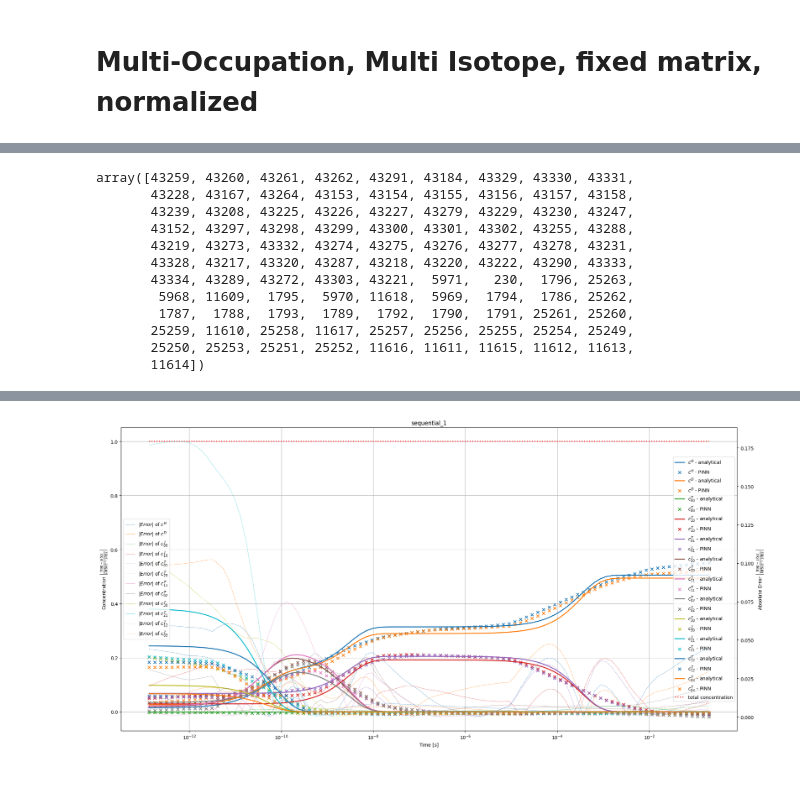
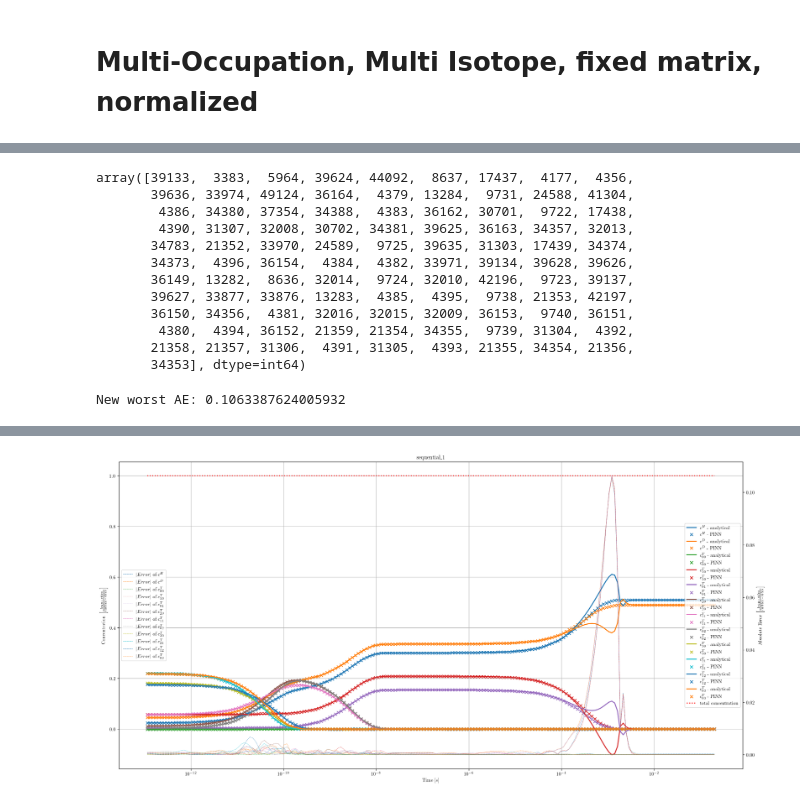
Before and after one commit to Davidxdydz/TrapDiffusion, a Jupyter notebook: Training.ipynb, the cells around one changed output, grey strips where cells are left out. Cells and saved outputs as stored; diff of their text form; code cells hidden in the pictures.

```diff
--- a/Training.ipynb
+++ b/Training.ipynb
@@ -95,3 +92,5 @@ KeyboardInterrupt:
+# %%
+model = keras.models.load_model("trained_models/MOMI_fixed_normalized.keras")
 # %%
 predictions = model.predict(val_x, batch_size=2**12)
 predictions.shape
@@ -101,22 +100,39 @@ predictions.shape
 # %%
 indices = np.argsort(np.max(np.abs(predictions - val_y),axis= 1))
 worst = indices[-100:]
-worst
 # %% [output]
-array([43259, 43260, 43261, 43262, 43291, 43184, 43329, 43330, 43331,
-       43228, 43167, 43264, 43153, 43154, 43155, 43156, 43157, 43158,
-       43239, 43208, 43225, 43226, 43227, 43279, 43229, 43230, 43247,
-       43152, 43297, 43298, 43299, 43300, 43301, 43302, 43255, 43288,
-       43219, 43273, 43332, 43274, 43275, 43276, 43277, 43278, 43231,
-       43328, 43217, 43320, 43287, 43218, 43220, 43222, 43290, 43333,
-       43334, 43289, 43272, 43303, 43221,  5971,   230,  1796, 25263,
-        5968, 11609,  1795,  5970, 11618,  5969,  1794,  1786, 25262,
-        1787,  1788,  1793,  1789,  1792,  1790,  1791, 25261, 25260,
-       25259, 11610, 25258, 11617, 25257, 25256, 25255, 25254, 25249,
-       25250, 25253, 25251, 25252, 11616, 11611, 11615, 11612, 11613,
-       11614])
+array([39133,  3383,  5964, 39624, 44092,  8637, 17437,  4177,  4356,
+       39636, 33974, 49124, 36164,  4379, 13284,  9731, 24588, 41304,
+        4386, 34380, 37354, 34388,  4383, 36162, 30701,  9722, 17438,
+        4390, 31307, 32008, 30702, 34381, 39625, 36163, 34357, 32013,
+       34783, 21352, 33970, 24589,  9725, 39635, 31303, 17439, 34374,
+       34373,  4396, 36154,  4384,  4382, 33971, 39134, 39628, 39626,
+       36149, 13282,  8636, 32014,  9724, 32010, 42196,  9723, 39137,
+       39627, 33877, 33876, 13283,  4385,  4395,  9738, 21353, 42197,
+       36150, 34356,  4381, 32016, 32015, 32009, 36153,  9740, 36151,
+        4380,  4394, 36152, 21359, 21354, 34355,  9739, 31304,  4392,
+       21358, 21357, 31306,  4391, 31305,  4393, 21355, 34354, 21356,
+       34353], dtype=int64)
 # %%
 momi = MultiOccupationMultiIsotope(fixed=True)
+worst_iv = None
+worst_max_ae = None
+# %%
+for i in tqdm(range(200)):
+    x,y = momi.training_data(include_params=False, n_eval = 100, log_t_eval=True)
+    y*= momi.correction_factors()
+    iv = x[0,1:]
+    predictions = model.predict(x,verbose = 0)
+    max_ae = np.max(np.abs(predictions - y))
+    if worst_max_ae is None or max_ae > worst_max_ae:
+        print(f"New worst AE: {max_ae}")
+        worst_max_ae = max_ae
+        worst_iv = iv
+# %% [output]
+New worst AE: 0.1063387624005932
 # %%
-momi.evaluate(model, pre_normalized=True, initial_values=val_x[1791,1:], n_eval=100, log_t_eval=True)
+initial_values = worst_iv#val_x[worst[-1],1:]
+
+print(f"initial values: {initial_values}")
+momi.evaluate(model, pre_normalized=True, initial_values=initial_values, n_eval=200, log_t_eval=True)
 # %% [output]
@@ -124 +142 @@ momi.evaluate(model, pre_normalized=True, initial_values=val_x[1791,1:], n_eval=
-[figure, old version]
+[figure, new version]
```
Also changed, not shown: parts of 7 cells of this notebook.
